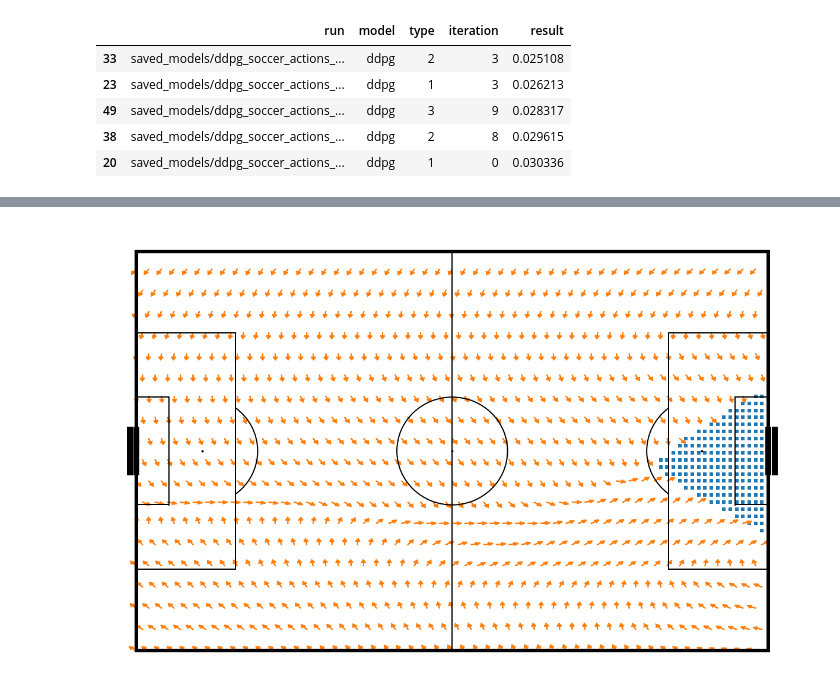
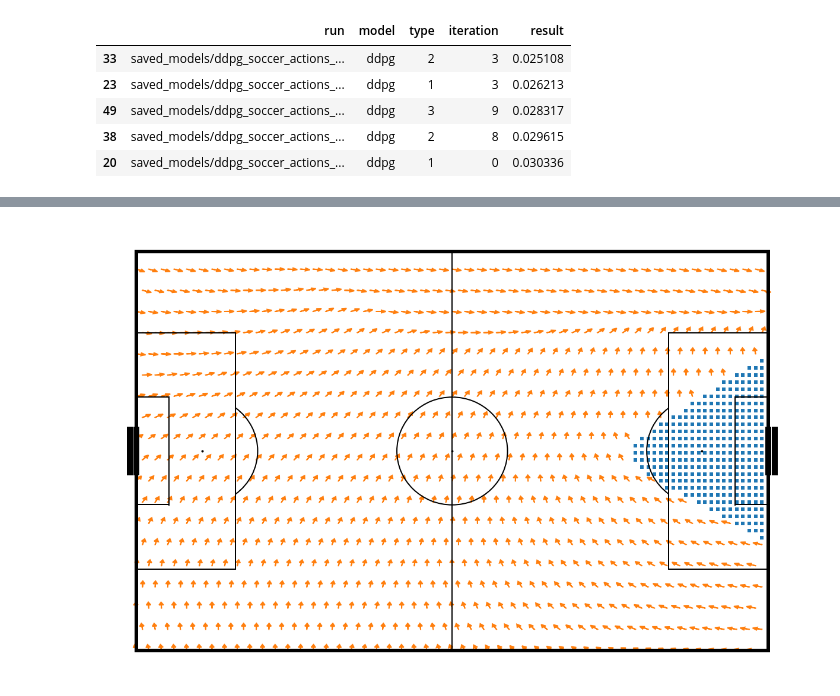
Before and after one commit to nvsclub/SoccerActionsSim, a Jupyter notebook: 012 Results from test.ipynb, the cells around one changed output, grey strips where cells are left out. Cells and saved outputs as stored; diff of their text form; code cells hidden in the pictures.

```diff
--- a/012 Results from test.ipynb
+++ b/012 Results from test.ipynb
@@ -75,5 +80,5 @@ df.sort_values('result').iloc[-5:]
 # %%
-model = DDPG.load('saved_models/ddpg_soccer_actions_env_1_3')
-visualize_model(model)
+model = DDPG.load('saved_models/ddpg_soccer_actions_env_1_0')
+visualize_model(model);
 # %% [output]
-[figure, old version]
+[figure, new version]
```
Also changed, not shown: parts of 4 cells of this notebook, 9 other files.
